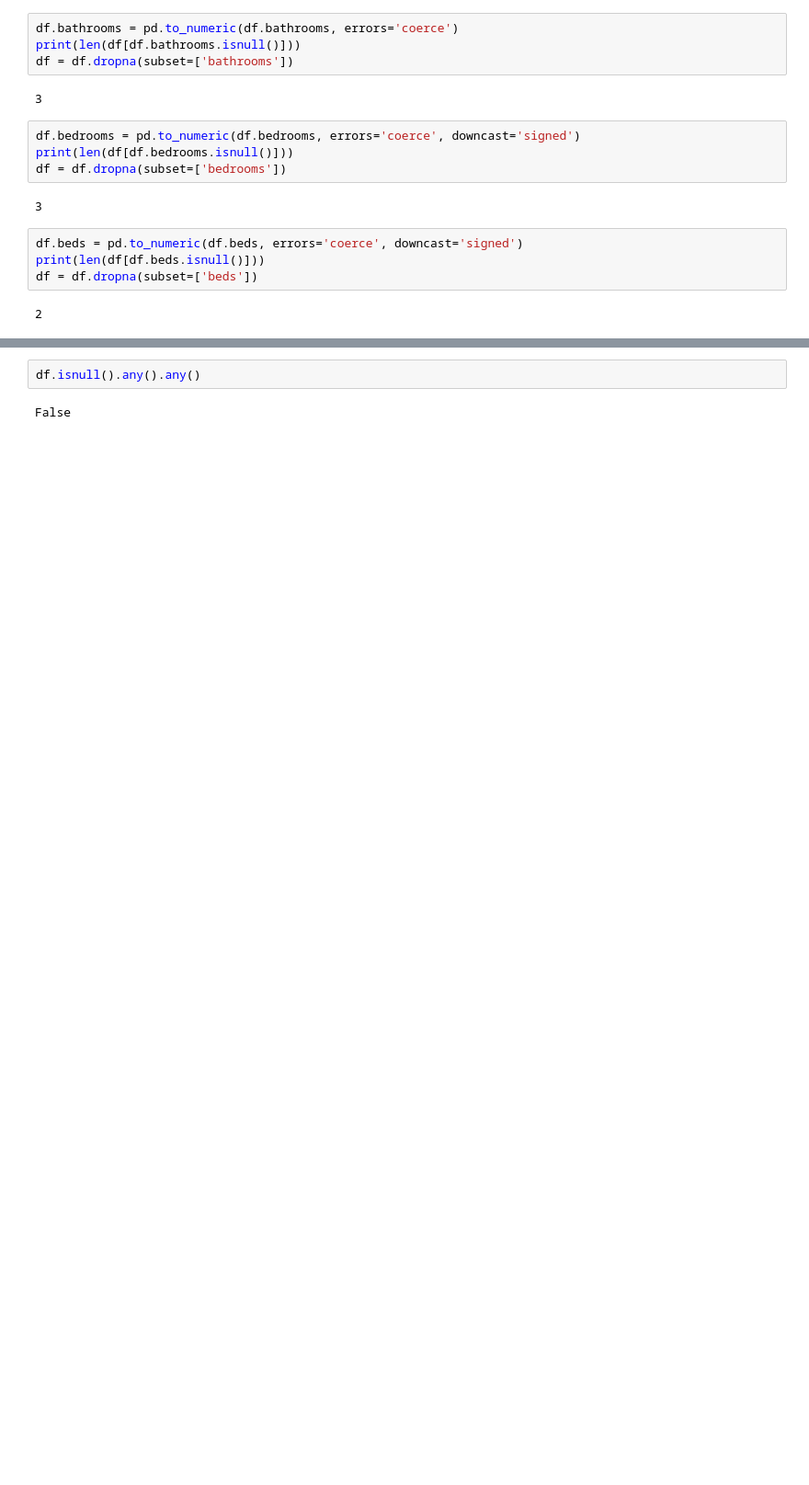
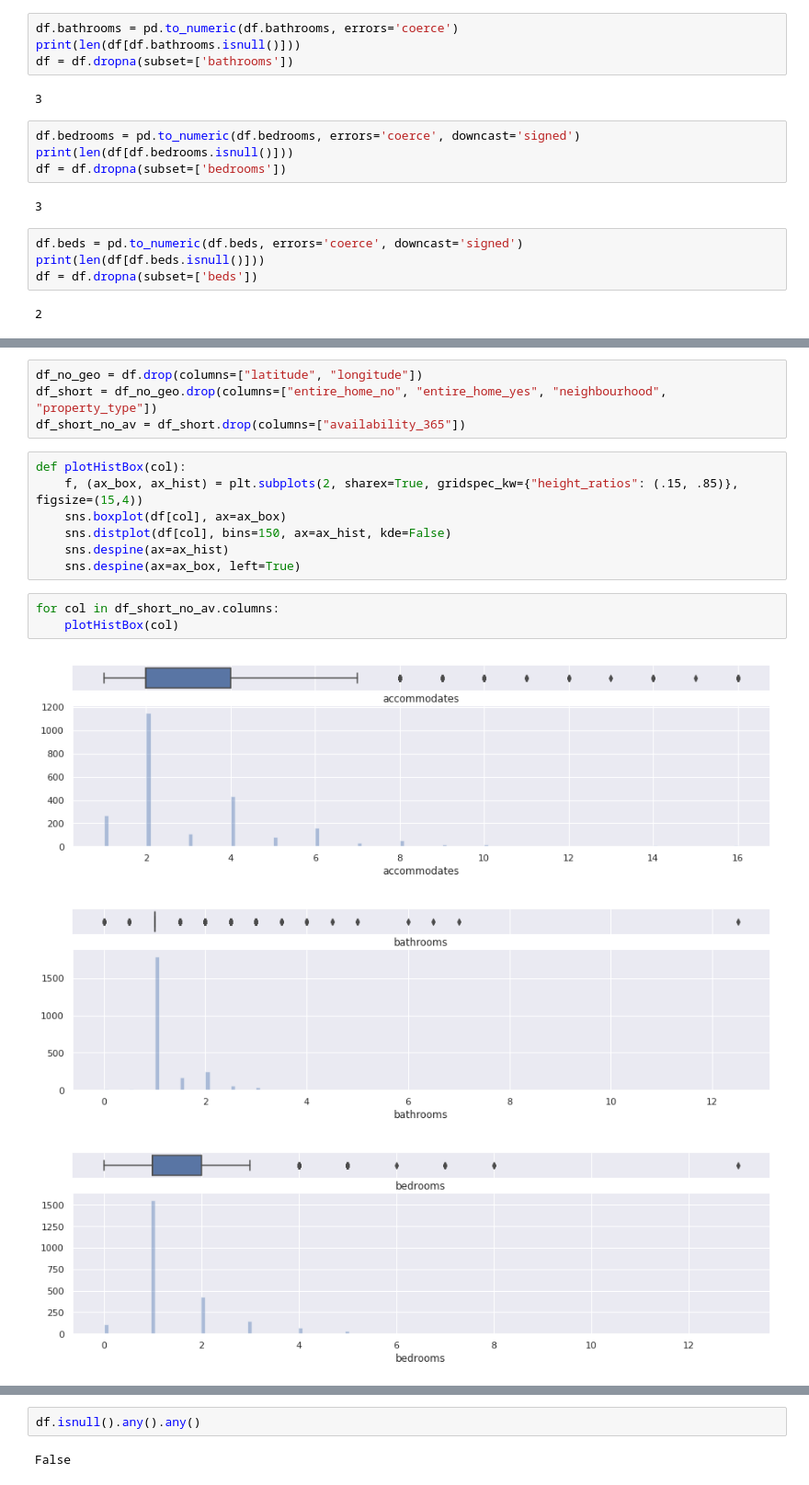
Before and after one commit to dathpo/Airbnb_Property_Type_Prediction_-_Machine_Learning, a Jupyter notebook: main.ipynb, the cells around one changed output, grey strips where cells are left out. Shown at 92% size. Saved outputs shown, nothing was run; the diff lists cells and outputs as text; blank space fills up the shorter version.

```diff
--- a/main.ipynb
+++ b/main.ipynb
@@ -171,0 +167,18 @@ df = df.dropna(subset=['reviews_per_month'])
+# %%
+df_no_geo = df.drop(columns=["latitude", "longitude"])
+df_short = df_no_geo.drop(columns=["entire_home_no", "entire_home_yes", "neighbourhood", "property_type"])
+df_short_no_av = df_short.drop(columns=["availability_365"])
+# %%
+def plotHistBox(col):
+    f, (ax_box, ax_hist) = plt.subplots(2, sharex=True, gridspec_kw={"height_ratios": (.15, .85)}, figsize=(15,4))
+    sns.boxplot(df[col], ax=ax_box)
+    sns.distplot(df[col], bins=150, ax=ax_hist, kde=False)
+    sns.despine(ax=ax_hist)
+    sns.despine(ax=ax_box, left=True)
+# %%
+for col in df_short_no_av.columns:
+    plotHistBox(col)
+# %% [output]
+[figure, added]
+[figure, added]
+[figure, added]
```
Also changed, not shown: parts of 50 cells of this notebook, 6 other files.
